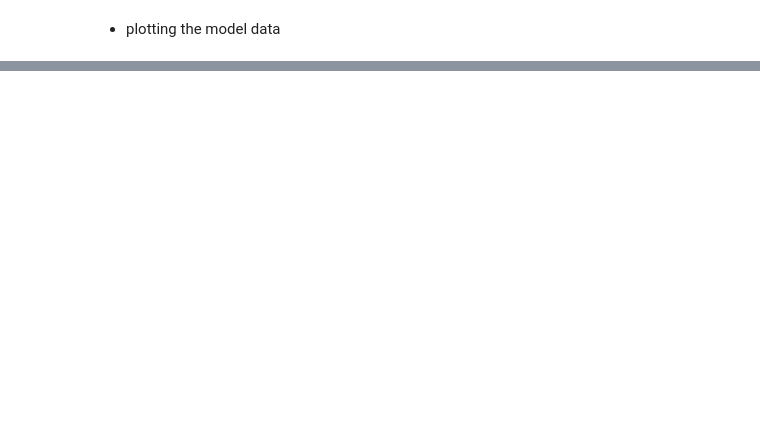
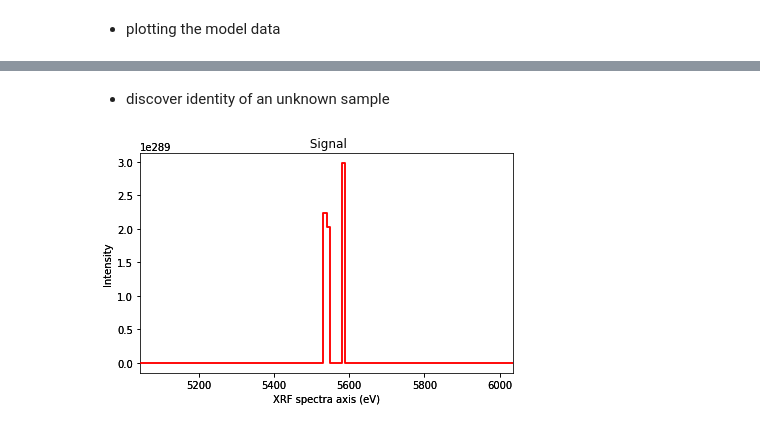
Before and after one commit to thevincentlan/NIST_PREP_SUMMER_2020, a Jupyter notebook: NIST_PREP_SUMMER_2020.ipynb, the cells around one changed output, grey strips where cells are left out. Cells and saved outputs as stored; diff of their text form; code cells hidden in the pictures; blank space fills up the shorter version.

Commit message:
added unknown

```diff
--- a/NIST_PREP_SUMMER_2020.ipynb
+++ b/NIST_PREP_SUMMER_2020.ipynb
@@ -161,0 +154,19 @@ NOTE: Number of channels is 4094, instead of the default 4096.
+# %% [markdown]
+- discover identity of an unknown sample
+# %%
+    elements = ['Na', 'Mg', 'Al', 'Si', 'S', 'K', 'Ca', 'Ti', 'Fe', 'Sr', 'Rh']
+    UNK_directory = os.path.join('Unknown', '20200807_unknown_1.spx')
+    UNK = brio.FittingData(UNK_directory)
+    UNK_XRF = hs.signals.EDSSEMSpectrum(UNK.channels)
+    UNK_XRF.set_microscope_parameters(50000)
+    UNK_XRF.axes_manager[0].name = 'XRF spectra'
+    UNK_XRF.axes_manager[0].offset = UNK.calibration_abs
+    UNK_XRF.axes_manager[0].scale = UNK.calibration_lin
+    UNK_XRF.axes_manager[0].units = 'eV'
+    UNK_XRF.add_elements(elements)
+    hsEDS.add_lines()
+    line_names = hsEDS.metadata.Sample.xray_lines
+    UNK_XRF.crop_signal1D(600, 700)
+    UNK_XRF.plot(True)
+# %% [output]
+[figure, added]
```
Also changed, not shown: parts of 7 cells of this notebook.
